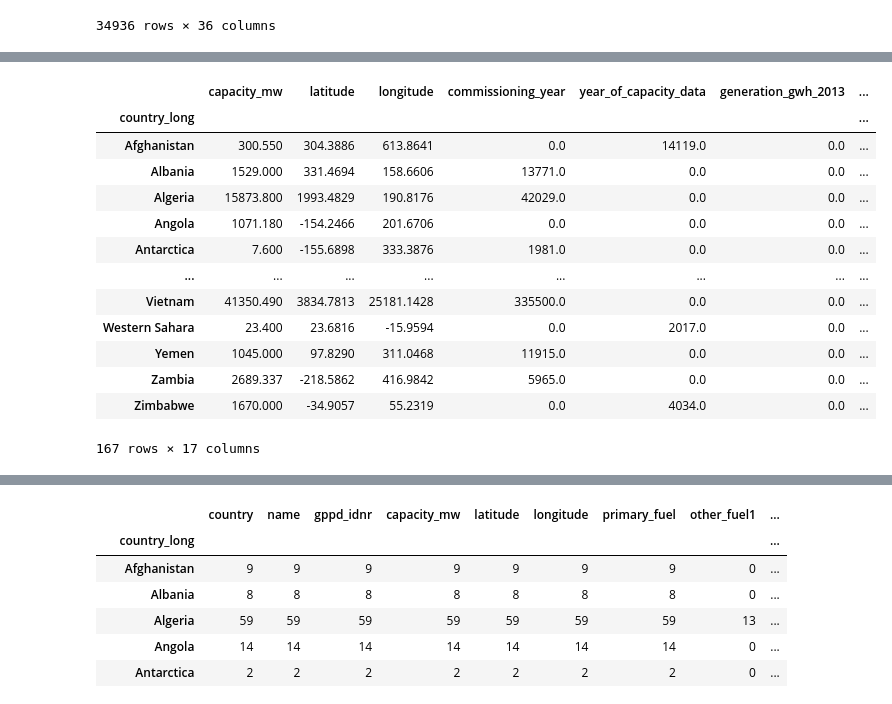
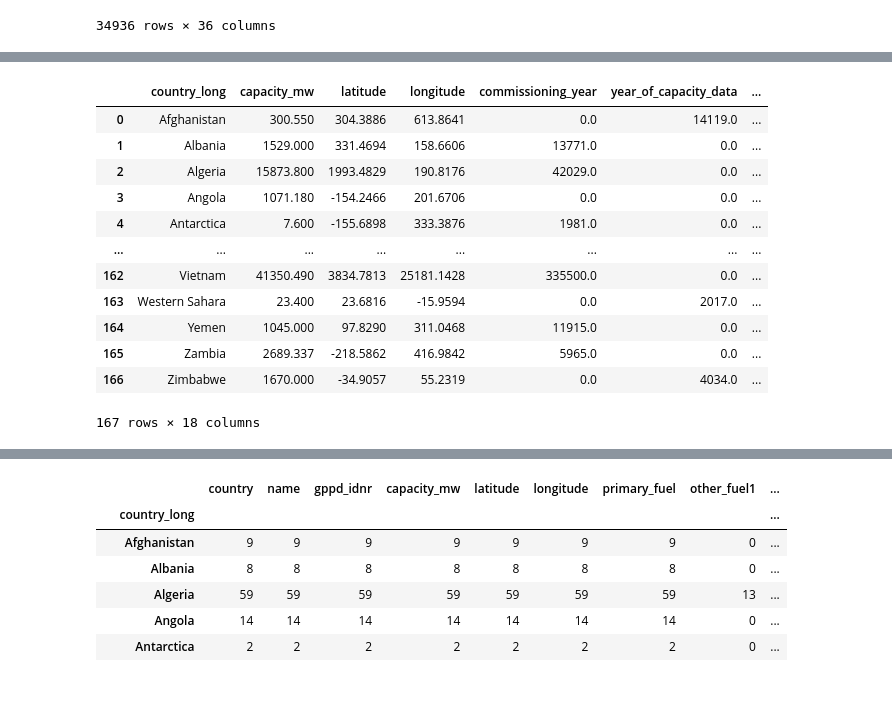
Before and after one commit to snavarroroby/Project-1-g3, a Jupyter notebook: Data_merge_cleaning.ipynb, the cells around one changed output, grey strips where cells are left out. Saved outputs shown, nothing was run; the diff lists cells and outputs as text; code cells hidden in the pictures.

```diff
--- a/Data_merge_cleaning.ipynb
+++ b/Data_merge_cleaning.ipynb
@@ -34,21 +63,20 @@ global_pwrplant
 # %%
-country_grouped_df=global_pwrplant.groupby(["country_long"]).sum()
+country_grouped_df=global_pwrplant.groupby(["country_long"]).sum().reset_index()
 country_grouped_df
 # %% [output]
-|  | capacity_mw | latitude | longitude | commissioning_year | year_of_capacity_data | generation_gwh_2013 | ... |
-| country_long |  |  |  |  |  |  | ... |
-| Afghanistan | 300.550 | 304.3886 | 613.8641 | 0.0 | 14119.0 | 0.0 | ... |
-| Albania | 1529.000 | 331.4694 | 158.6606 | 13771.0 | 0.0 | 0.0 | ... |
-| Algeria | 15873.800 | 1993.4829 | 190.8176 | 42029.0 | 0.0 | 0.0 | ... |
-| Angola | 1071.180 | -154.2466 | 201.6706 | 0.0 | 0.0 | 0.0 | ... |
-| Antarctica | 7.600 | -155.6898 | 333.3876 | 1981.0 | 0.0 | 0.0 | ... |
+|  | country_long | capacity_mw | latitude | longitude | commissioning_year | year_of_capacity_data | ... |
+| 0 | Afghanistan | 300.550 | 304.3886 | 613.8641 | 0.0 | 14119.0 | ... |
+| 1 | Albania | 1529.000 | 331.4694 | 158.6606 | 13771.0 | 0.0 | ... |
+| 2 | Algeria | 15873.800 | 1993.4829 | 190.8176 | 42029.0 | 0.0 | ... |
+| 3 | Angola | 1071.180 | -154.2466 | 201.6706 | 0.0 | 0.0 | ... |
+| 4 | Antarctica | 7.600 | -155.6898 | 333.3876 | 1981.0 | 0.0 | ... |
 | ... | ... | ... | ... | ... | ... | ... | ... |
-| Vietnam | 41350.490 | 3834.7813 | 25181.1428 | 335500.0 | 0.0 | 0.0 | ... |
-| Western Sahara | 23.400 | 23.6816 | -15.9594 | 0.0 | 2017.0 | 0.0 | ... |
-| Yemen | 1045.000 | 97.8290 | 311.0468 | 11915.0 | 0.0 | 0.0 | ... |
-| Zambia | 2689.337 | -218.5862 | 416.9842 | 5965.0 | 0.0 | 0.0 | ... |
-| Zimbabwe | 1670.000 | -34.9057 | 55.2319 | 0.0 | 4034.0 | 0.0 | ... |
+| 162 | Vietnam | 41350.490 | 3834.7813 | 25181.1428 | 335500.0 | 0.0 | ... |
+| 163 | Western Sahara | 23.400 | 23.6816 | -15.9594 | 0.0 | 2017.0 | ... |
+| 164 | Yemen | 1045.000 | 97.8290 | 311.0468 | 11915.0 | 0.0 | ... |
+| 165 | Zambia | 2689.337 | -218.5862 | 416.9842 | 5965.0 | 0.0 | ... |
+| 166 | Zimbabwe | 1670.000 | -34.9057 | 55.2319 | 0.0 | 4034.0 | ... |
-167 rows × 17 columns
+167 rows × 18 columns
 # %%
 # 1-Top 5 energy producing countries all energy sources combined
 country_grouped_df.sort_values(by=["capacity_mw"],ascending=False).head(5)
```
Also changed, not shown: parts of 9 cells of this notebook, 1 other file.
